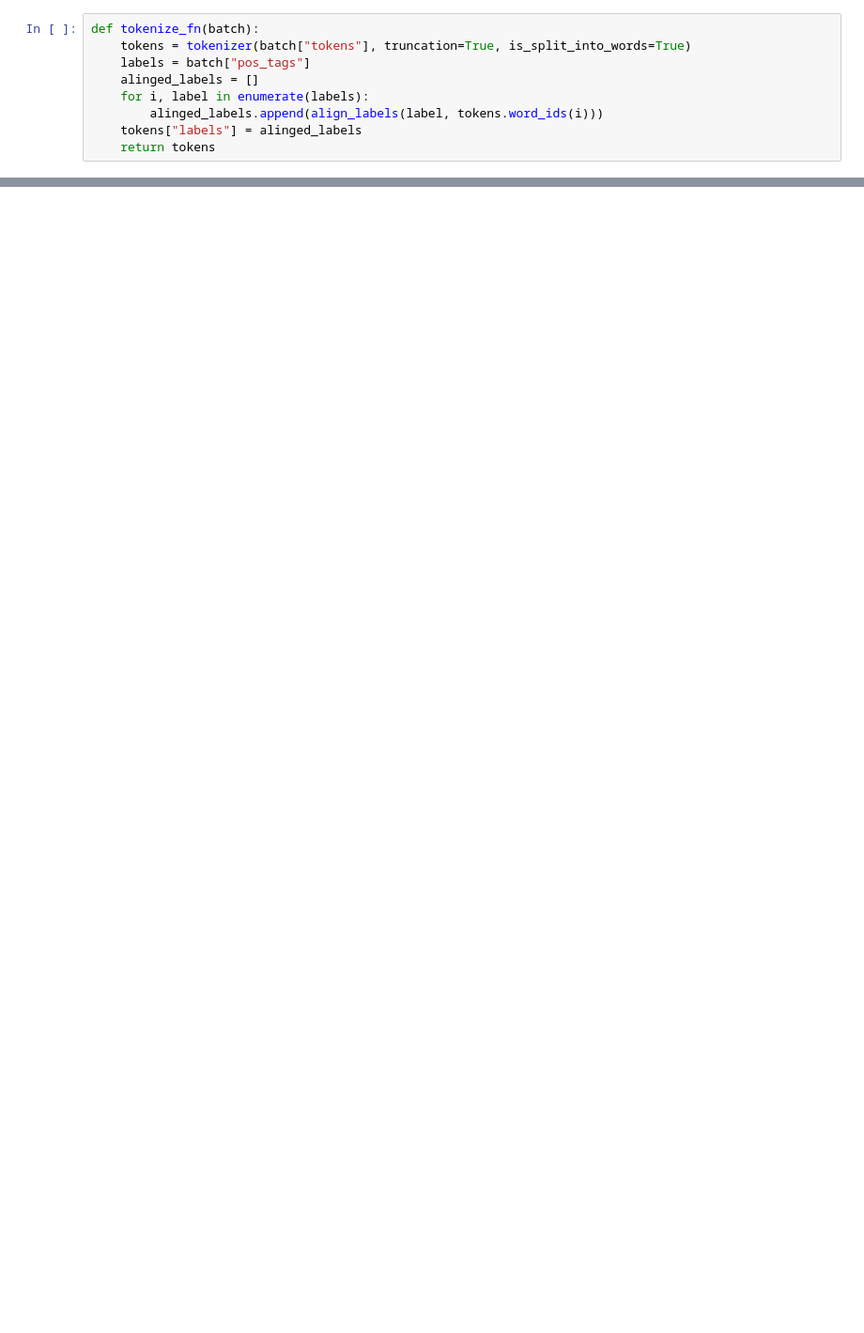
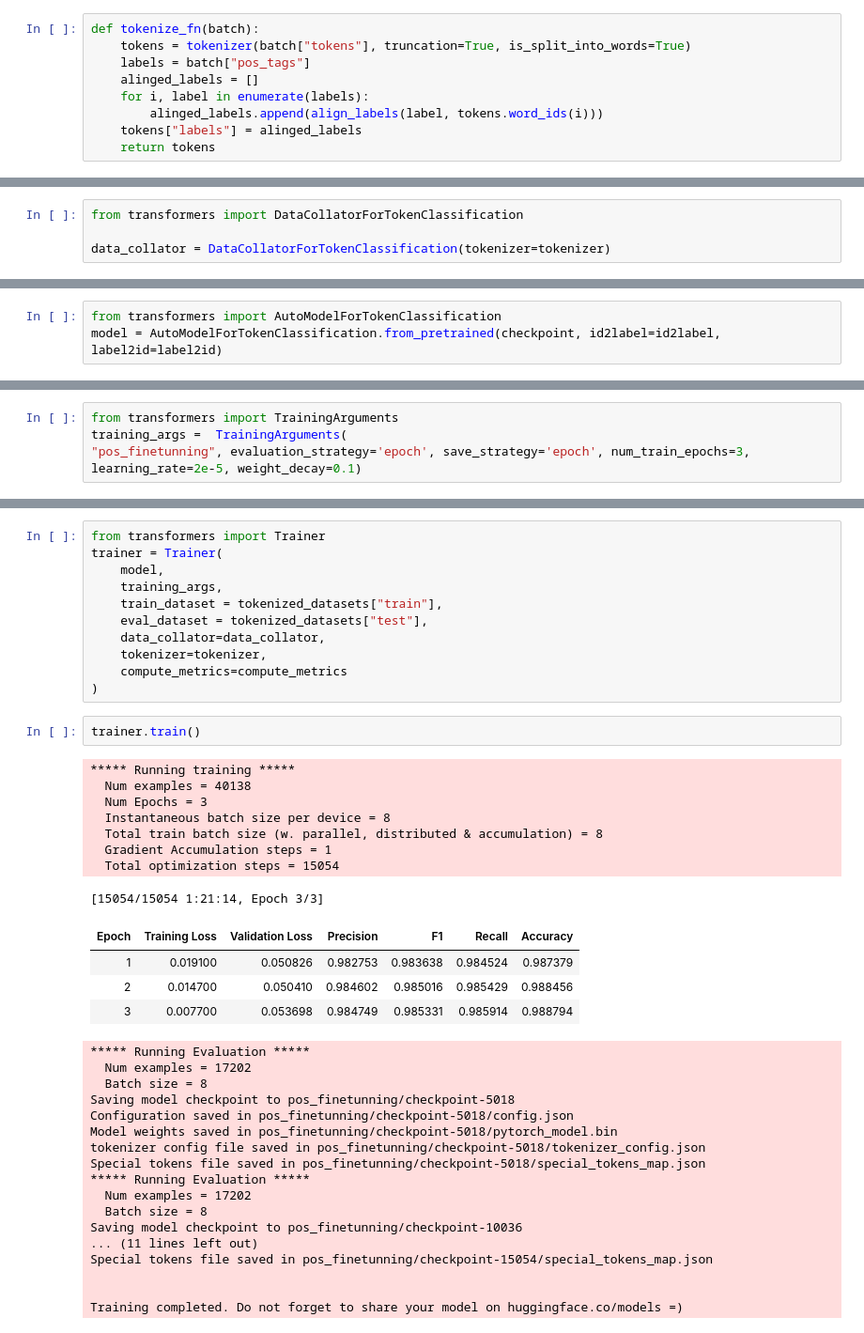
Before and after one commit to sanjeevhalyal/machinelearningpartice, a Jupyter notebook: lazyprogrammer_transfomers/NER.ipynb, the cells around one changed output, grey strips where cells are left out. Shown at 94% size. Cells and saved outputs as stored; diff of their text form; blank space fills up the shorter version.

```diff
--- a/lazyprogrammer_transfomers/NER.ipynb
+++ b/lazyprogrammer_transfomers/NER.ipynb
@@ -725,0 +799,4 @@ DatasetDict({
+# %%
+from transformers import DataCollatorForTokenClassification
+
+data_collator = DataCollatorForTokenClassification(tokenizer=tokenizer)
@@ -725,0 +818,3 @@ DatasetDict({
+# %%
+from transformers import AutoModelForTokenClassification
+model = AutoModelForTokenClassification.from_pretrained(checkpoint, id2label=id2label, label2id=label2id)
@@ -725,0 +827,5 @@ DatasetDict({
+# %%
+from transformers import TrainingArguments
+training_args =  TrainingArguments(
+"pos_finetunning", evaluation_strategy='epoch', save_strategy='epoch', num_train_epochs=3,
+learning_rate=2e-5, weight_decay=0.1)
@@ -725,0 +835,43 @@ DatasetDict({
+# %%
+from transformers import Trainer
+trainer = Trainer(
+    model,
+    training_args,
+    train_dataset = tokenized_datasets["train"],
+    eval_dataset = tokenized_datasets["test"],
+    data_collator=data_collator,
+    tokenizer=tokenizer,
+    compute_metrics=compute_metrics
+)
+# %%
+trainer.train()
+# %% [output]
+***** Running training *****
+  Num examples = 40138
+  Num Epochs = 3
+  Instantaneous batch size per device = 8
+  Total train batch size (w. parallel, distributed & accumulation) = 8
+  Gradient Accumulation steps = 1
+  Total optimization steps = 15054
+[15054/15054 1:21:14, Epoch 3/3]
+| Epoch | Training Loss | Validation Loss | Precision | F1 | Recall | Accuracy |
+| 1 | 0.019100 | 0.050826 | 0.982753 | 0.983638 | 0.984524 | 0.987379 |
+| 2 | 0.014700 | 0.050410 | 0.984602 | 0.985016 | 0.985429 | 0.988456 |
+| 3 | 0.007700 | 0.053698 | 0.984749 | 0.985331 | 0.985914 | 0.988794 |
+***** Running Evaluation *****
+  Num examples = 17202
+  Batch size = 8
+Saving model checkpoint to pos_finetunning/checkpoint-5018
+Configuration saved in pos_finetunning/checkpoint-5018/config.json
+Model weights saved in pos_finetunning/checkpoint-5018/pytorch_model.bin
+tokenizer config file saved in pos_finetunning/checkpoint-5018/tokenizer_config.json
+Special tokens file saved in pos_finetunning/checkpoint-5018/special_tokens_map.json
+***** Running Evaluation *****
+  Num examples = 17202
+  Batch size = 8
+Saving model checkpoint to pos_finetunning/checkpoint-10036
+... (11 lines left out)
+Special tokens file saved in pos_finetunning/checkpoint-15054/special_tokens_map.json
+
+
+Training completed. Do not forget to share your model on huggingface.co/models =)
```
Also changed, not shown: parts of 47 cells of this notebook, 2 other files.
